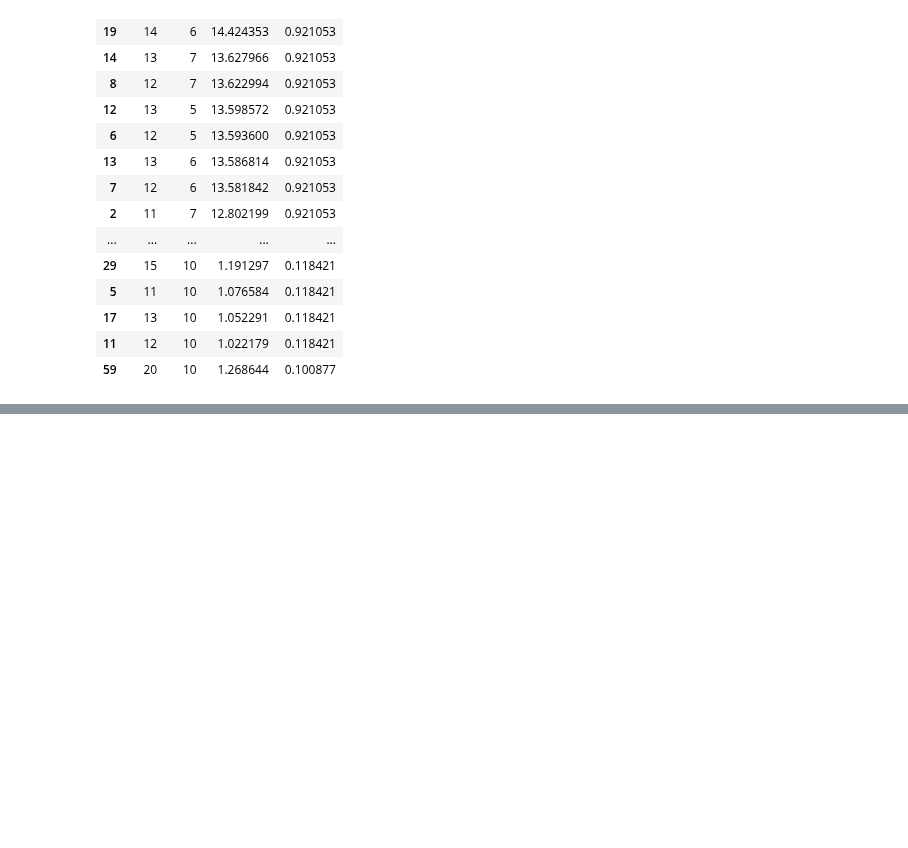
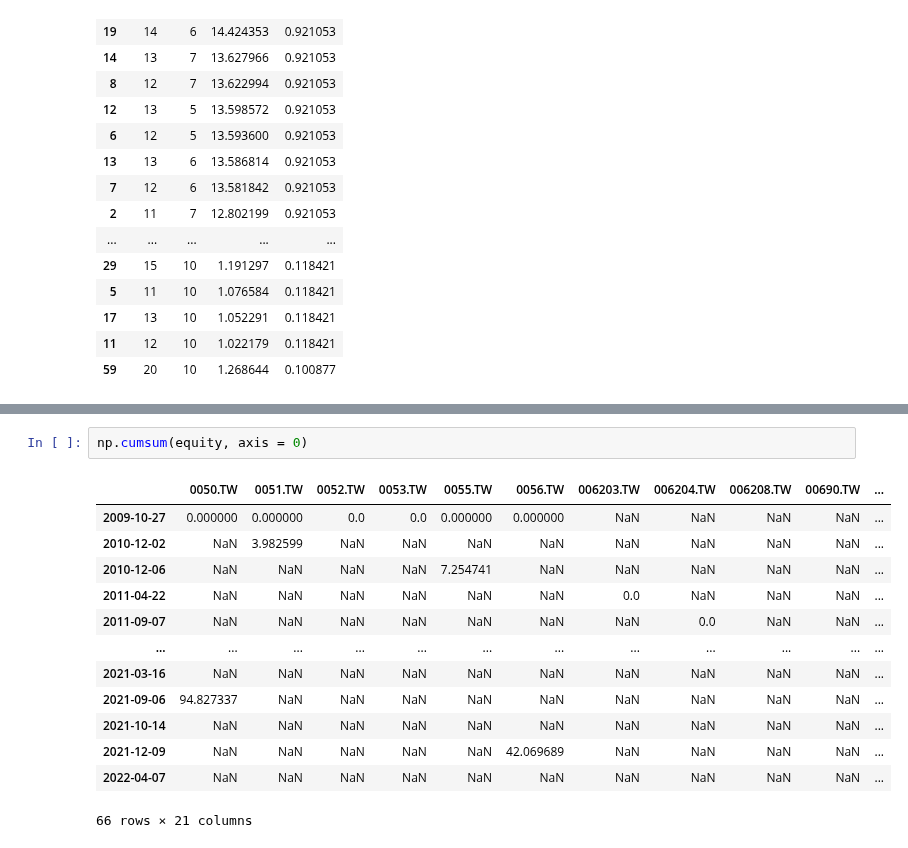
Before and after one commit to benson85560/yuanta, a Jupyter notebook: Pct_change_Strategy.ipynb, the cells around one changed output, grey strips where cells are left out. Cells and saved outputs as stored; diff of their text form; blank space fills up the shorter version.

```diff
--- a/Pct_change_Strategy.ipynb
+++ b/Pct_change_Strategy.ipynb
@@ -1007,0 +1417,16 @@ End
+# %%
+np.cumsum(equity, axis = 0)
+# %% [output]
+|  | 0050.TW | 0051.TW | 0052.TW | 0053.TW | 0055.TW | 0056.TW | 006203.TW | 006204.TW | 006208.TW | 00690.TW | ... |
+| 2009-10-27 | 0.000000 | 0.000000 | 0.0 | 0.0 | 0.000000 | 0.000000 | NaN | NaN | NaN | NaN | ... |
+| 2010-12-02 | NaN | 3.982599 | NaN | NaN | NaN | NaN | NaN | NaN | NaN | NaN | ... |
+| 2010-12-06 | NaN | NaN | NaN | NaN | 7.254741 | NaN | NaN | NaN | NaN | NaN | ... |
+| 2011-04-22 | NaN | NaN | NaN | NaN | NaN | NaN | 0.0 | NaN | NaN | NaN | ... |
+| 2011-09-07 | NaN | NaN | NaN | NaN | NaN | NaN | NaN | 0.0 | NaN | NaN | ... |
+| ... | ... | ... | ... | ... | ... | ... | ... | ... | ... | ... | ... |
+| 2021-03-16 | NaN | NaN | NaN | NaN | NaN | NaN | NaN | NaN | NaN | NaN | ... |
+| 2021-09-06 | 94.827337 | NaN | NaN | NaN | NaN | NaN | NaN | NaN | NaN | NaN | ... |
+| 2021-10-14 | NaN | NaN | NaN | NaN | NaN | NaN | NaN | NaN | NaN | NaN | ... |
+| 2021-12-09 | NaN | NaN | NaN | NaN | NaN | 42.069689 | NaN | NaN | NaN | NaN | ... |
+| 2022-04-07 | NaN | NaN | NaN | NaN | NaN | NaN | NaN | NaN | NaN | NaN | ... |
+66 rows × 21 columns
```
Also changed, not shown: parts of 15 cells of this notebook.
